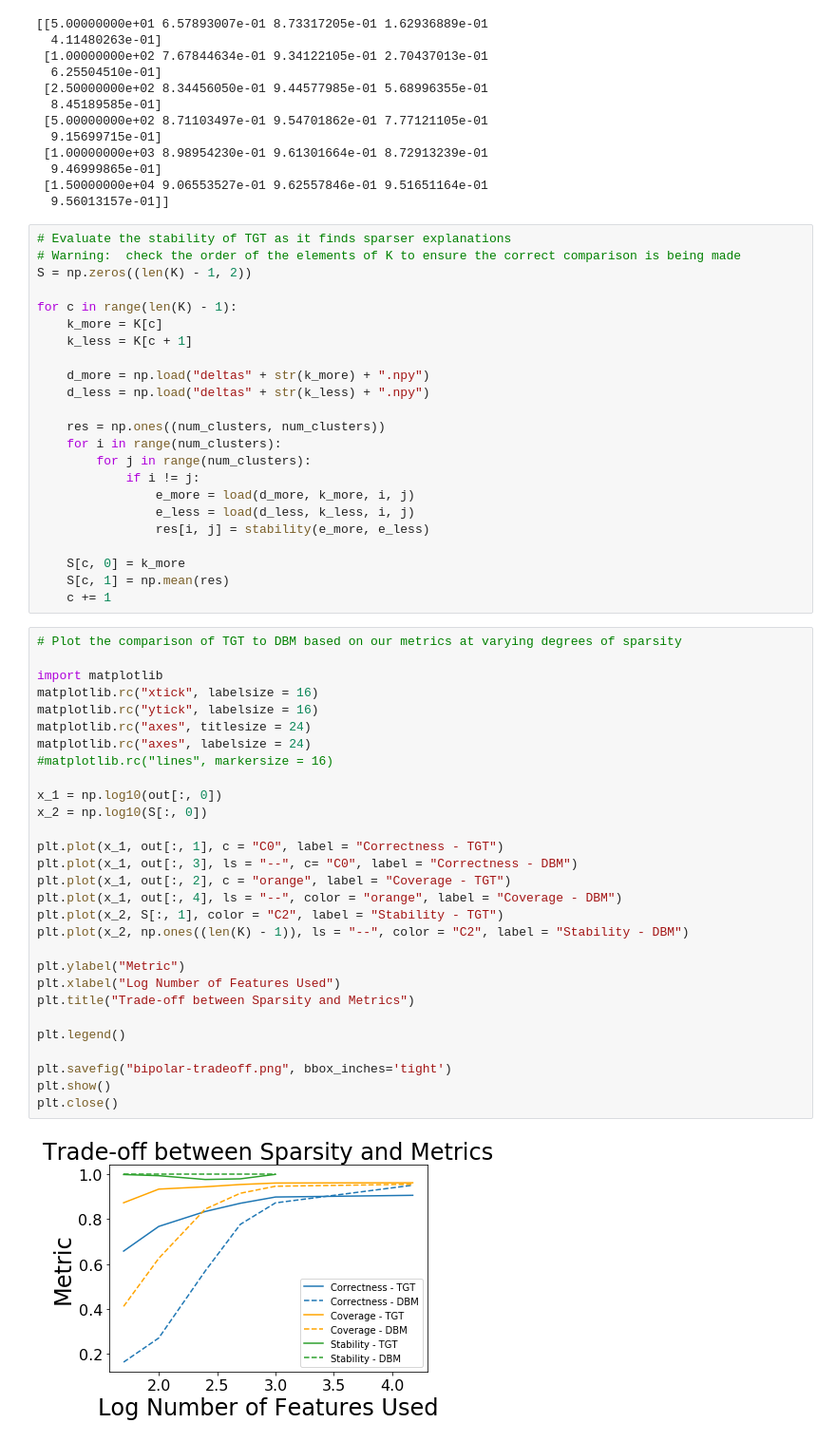
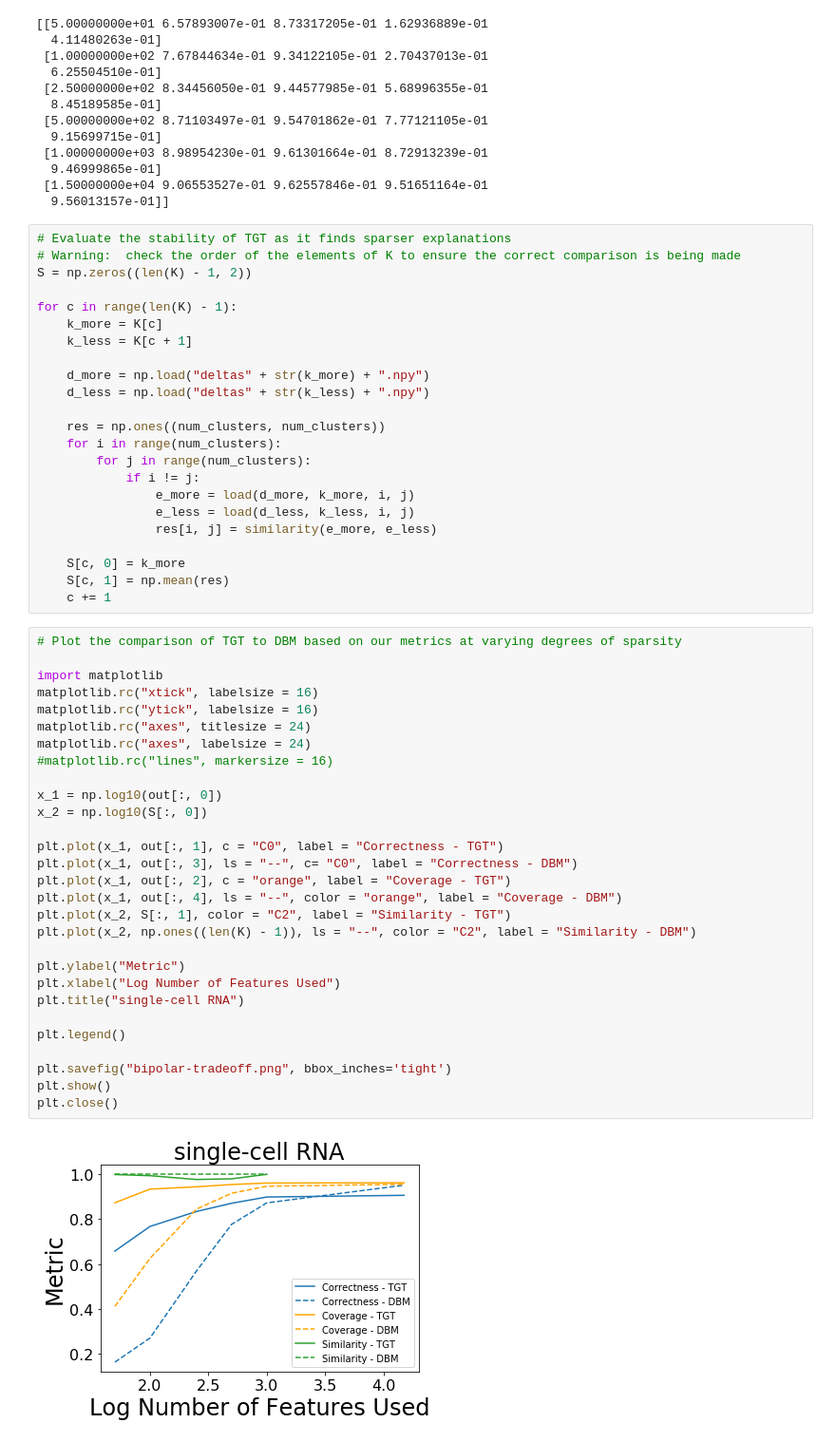
Before and after one commit to GDPlumb/ELDR, a Jupyter notebook: Bipolar-K/run.ipynb, the cells around one changed output. Shown at 95% size. Drawn from its saved outputs; the diff is of its cells as text.

Commit message:
Updated plots based on changes to the writing

```diff
--- a/Bipolar-K/run.ipynb
+++ b/Bipolar-K/run.ipynb
@@ -213,7 +213,7 @@ for c in range(len(K) - 1):
             if i != j:
                 e_more = load(d_more, k_more, i, j)
                 e_less = load(d_less, k_less, i, j)
-                res[i, j] = stability(e_more, e_less)
+                res[i, j] = similarity(e_more, e_less)
 
     S[c, 0] = k_more
     S[c, 1] = np.mean(res)
@@ -221,31 +221,31 @@ for c in range(len(K) - 1):
 # %%
 # Plot the comparison of TGT to DBM based on our metrics at varying degrees of sparsity
 
 import matplotlib
 matplotlib.rc("xtick", labelsize = 16)
 matplotlib.rc("ytick", labelsize = 16)
 matplotlib.rc("axes", titlesize = 24)
 matplotlib.rc("axes", labelsize = 24)
 #matplotlib.rc("lines", markersize = 16)
 
 x_1 = np.log10(out[:, 0])
 x_2 = np.log10(S[:, 0])
 
 plt.plot(x_1, out[:, 1], c = "C0", label = "Correctness - TGT")
 plt.plot(x_1, out[:, 3], ls = "--", c= "C0", label = "Correctness - DBM")
 plt.plot(x_1, out[:, 2], c = "orange", label = "Coverage - TGT")
 plt.plot(x_1, out[:, 4], ls = "--", color = "orange", label = "Coverage - DBM")
-plt.plot(x_2, S[:, 1], color = "C2", label = "Stability - TGT")
-plt.plot(x_2, np.ones((len(K) - 1)), ls = "--", color = "C2", label = "Stability - DBM")
+plt.plot(x_2, S[:, 1], color = "C2", label = "Similarity - TGT")
+plt.plot(x_2, np.ones((len(K) - 1)), ls = "--", color = "C2", label = "Similarity - DBM")
 
 plt.ylabel("Metric")
 plt.xlabel("Log Number of Features Used")
-plt.title("Trade-off between Sparsity and Metrics")
+plt.title("single-cell RNA")
 
 plt.legend()
 
 plt.savefig("bipolar-tradeoff.png", bbox_inches='tight')
 plt.show()
 plt.close()
 # %% [output]
-[figure, old version]
+[figure, new version]
```
Also changed, not shown: parts of 3 cells of this notebook, 10 other files.
